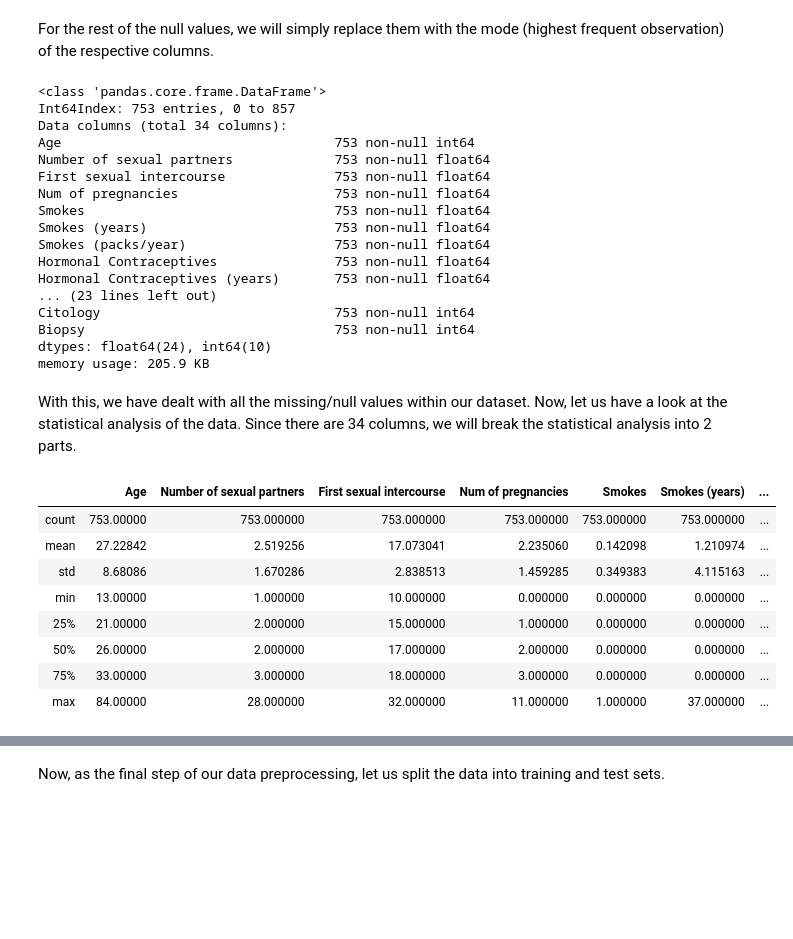
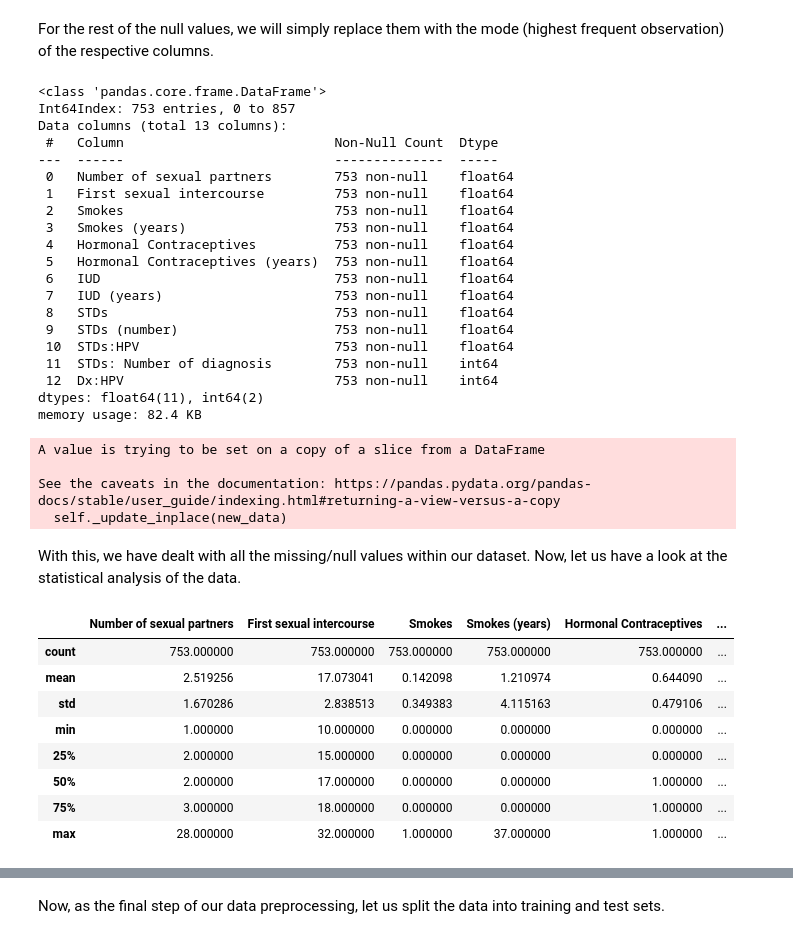
Before and after one commit to GDGCVITBHOPAL/Machine-Learning-Projects, a Jupyter notebook: Cervical-Cancer-Risk/cervicalCancer-ML.ipynb, the cells around one changed output, grey strips where cells are left out. Drawn from its saved outputs; the diff is of its cells as text; code cells hidden in the pictures; blank space fills up the shorter version.

```diff
--- a/Cervical-Cancer-Risk/cervicalCancer-ML.ipynb
+++ b/Cervical-Cancer-Risk/cervicalCancer-ML.ipynb
@@ -55,8 +71,10 @@ memory usage: 241.4 KB
+# %%
+data_sel = data[['Number of sexual partners', 'First sexual intercourse', 'Smokes', 'Smokes (years)', 'Hormonal Contraceptives', 'Hormonal Contraceptives (years)', 'IUD', 'IUD (years)', 'STDs', 'STDs (number)', 'STDs:HPV', 'STDs: Number of diagnosis', 'STDs: Time since first diagnosis', 'STDs: Time since last diagnosis', 'Dx:HPV']]
 # %% [markdown]
 As per resources like MayoClinic and WebMD, the STD HPV plays a key role in bringing about the DNA mutation that might end up turning the cervical tissues cancerous. Hence, we will drop all the rows for which the STDs:HPV value is a null value (NaN).
 # %%
 # drop rows where STDs:HPV == NaN
-data_cleaned = data[data['STDs:HPV'].notna()]
+data_cleaned = data_sel[data_sel['STDs:HPV'].notna()]
 # %% [markdown]
 Now, let us drop the columns '__STDs: Time since first diagnosis__' and '__STDs: Time since last diagnosis__' since most values in these columns are null values.
 # %%
@@ -89,10 +114,8 @@ For the rest of the null values, we will simply replace them with the mode (high
 values = {
     'Number of sexual partners': data_cleaned['Number of sexual partners'].mode()[0],
     'First sexual intercourse': data_cleaned['First sexual intercourse'].mode()[0],
-    'Num of pregnancies': data_cleaned['Num of pregnancies'].mode()[0],
     'Smokes': data_cleaned['Smokes'].mode()[0],
     'Smokes (years)': data_cleaned['Smokes (years)'].mode()[0],
-    'Smokes (packs/year)': data_cleaned['Smokes (packs/year)'].mode()[0],
     'Hormonal Contraceptives': data_cleaned['Hormonal Contraceptives'].mode()[0],
     'Hormonal Contraceptives (years)': data_cleaned['Hormonal Contraceptives (years)'].mode()[0],
     'IUD': data_cleaned['IUD'].mode()[0],
@@ -105,32 +128,39 @@ data_cleaned.info()
 # %% [output]
 <class 'pandas.core.frame.DataFrame'>
 Int64Index: 753 entries, 0 to 857
-Data columns (total 34 columns):
-Age                                   753 non-null int64
-Number of sexual partners             753 non-null float64
-First sexual intercourse              753 non-null float64
-Num of pregnancies                    753 non-null float64
-Smokes                                753 non-null float64
-Smokes (years)                        753 non-null float64
-Smokes (packs/year)                   753 non-null float64
-Hormonal Contraceptives               753 non-null float64
-Hormonal Contraceptives (years)       753 non-null float64
-... (23 lines left out)
-Citology                              753 non-null int64
-Biopsy                                753 non-null int64
-dtypes: float64(24), int64(10)
-memory usage: 205.9 KB
+Data columns (total 13 columns):
+ #   Column                           Non-Null Count  Dtype
+---  ------                           --------------  -----
+ 0   Number of sexual partners        753 non-null    float64
+ 1   First sexual intercourse         753 non-null    float64
+ 2   Smokes                           753 non-null    float64
+ 3   Smokes (years)                   753 non-null    float64
+ 4   Hormonal Contraceptives          753 non-null    float64
+ 5   Hormonal Contraceptives (years)  753 non-null    float64
+ 6   IUD                              753 non-null    float64
+ 7   IUD (years)                      753 non-null    float64
+ 8   STDs                             753 non-null    float64
+ 9   STDs (number)                    753 non-null    float64
+ 10  STDs:HPV                         753 non-null    float64
+ 11  STDs: Number of diagnosis        753 non-null    int64
+ 12  Dx:HPV                           753 non-null    int64
+dtypes: float64(11), int64(2)
+memory usage: 82.4 KB
+A value is trying to be set on a copy of a slice from a DataFrame
+
+See the caveats in the documentation: https://pandas.pydata.org/pandas-docs/stable/user_guide/indexing.html#returning-a-view-versus-a-copy
+  self._update_inplace(new_data)
 # %% [markdown]
-With this, we have dealt with all the missing/null values within our dataset. Now, let us have a look at the statistical analysis of the data. Since there are 34 columns, we will break the statistical analysis into 2 parts.
+With this, we have dealt with all the missing/null values within our dataset. Now, let us have a look at the statistical analysis of the data.
 # %%
-data_cleaned.iloc[:, :17].describe() # printing statistical analysis of first 17 columns
+data_cleaned.describe() # printing statistical analysis
 # %% [output]
-|  | Age | Number of sexual partners | First sexual intercourse | Num of pregnancies | Smokes | Smokes (years) | ... |
-| count | 753.00000 | 753.000000 | 753.000000 | 753.000000 | 753.000000 | 753.000000 | ... |
-| mean | 27.22842 | 2.519256 | 17.073041 | 2.235060 | 0.142098 | 1.210974 | ... |
-| std | 8.68086 | 1.670286 | 2.838513 | 1.459285 | 0.349383 | 4.115163 | ... |
-| min | 13.00000 | 1.000000 | 10.000000 | 0.000000 | 0.000000 | 0.000000 | ... |
-| 25% | 21.00000 | 2.000000 | 15.000000 | 1.000000 | 0.000000 | 0.000000 | ... |
-| 50% | 26.00000 | 2.000000 | 17.000000 | 2.000000 | 0.000000 | 0.000000 | ... |
-| 75% | 33.00000 | 3.000000 | 18.000000 | 3.000000 | 0.000000 | 0.000000 | ... |
-| max | 84.00000 | 28.000000 | 32.000000 | 11.000000 | 1.000000 | 37.000000 | ... |
+|  | Number of sexual partners | First sexual intercourse | Smokes | Smokes (years) | Hormonal Contraceptives | ... |
+| count | 753.000000 | 753.000000 | 753.000000 | 753.000000 | 753.000000 | ... |
+| mean | 2.519256 | 17.073041 | 0.142098 | 1.210974 | 0.644090 | ... |
+| std | 1.670286 | 2.838513 | 0.349383 | 4.115163 | 0.479106 | ... |
+| min | 1.000000 | 10.000000 | 0.000000 | 0.000000 | 0.000000 | ... |
+| 25% | 2.000000 | 15.000000 | 0.000000 | 0.000000 | 0.000000 | ... |
+| 50% | 2.000000 | 17.000000 | 0.000000 | 0.000000 | 1.000000 | ... |
+| 75% | 3.000000 | 18.000000 | 0.000000 | 0.000000 | 1.000000 | ... |
+| max | 28.000000 | 32.000000 | 1.000000 | 37.000000 | 1.000000 | ... |
```
Also changed, not shown: parts of 48 cells of this notebook.
